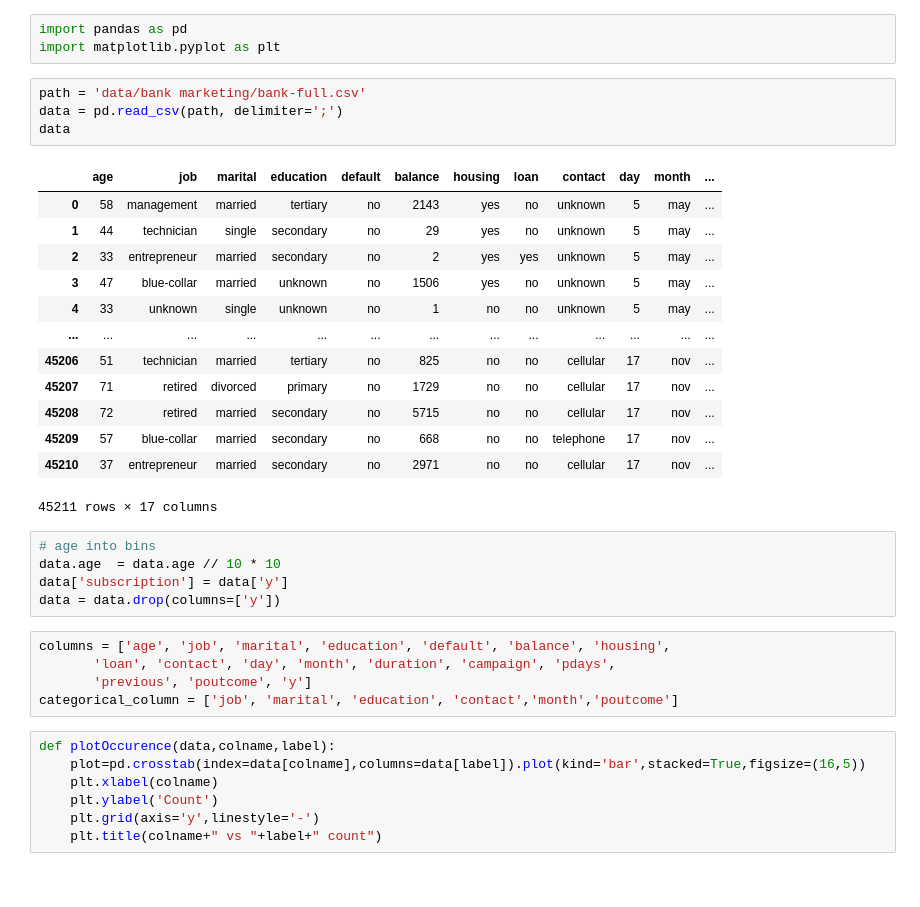
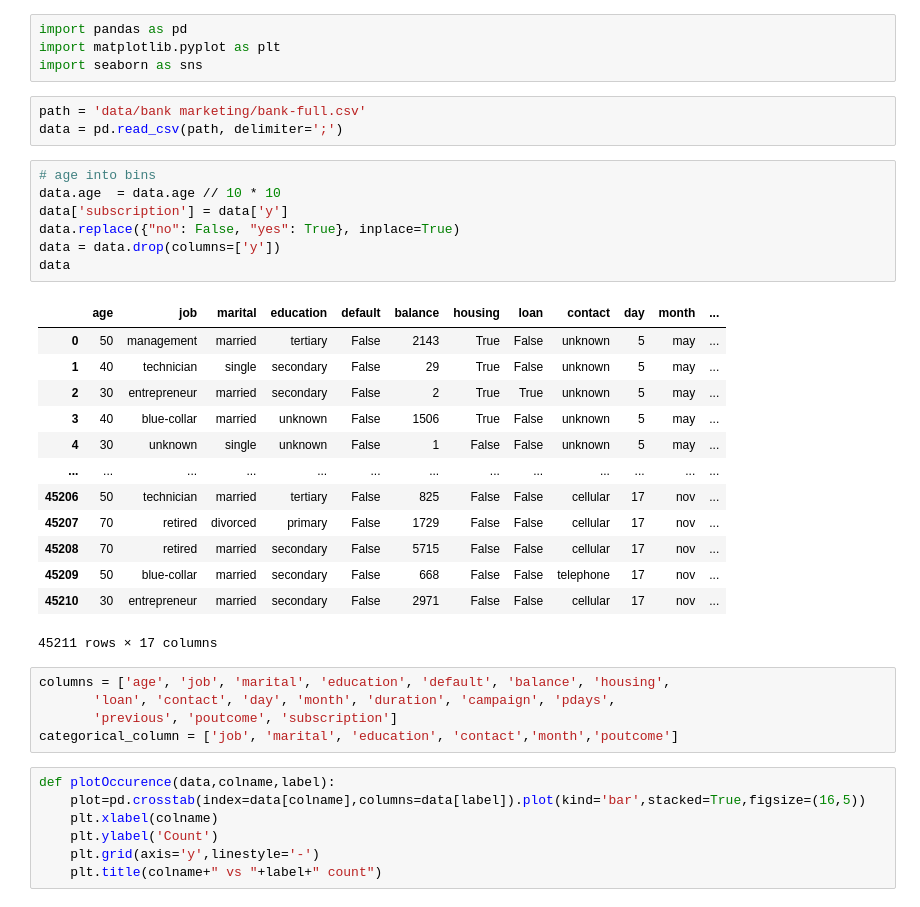
Before and after one commit to Mary-Ezi/fairness_ml_project, a Jupyter notebook: bank_marketing_data_analysis.ipynb, the cells around one changed output. Saved outputs shown, nothing was run; the diff lists cells and outputs as text.

```diff
--- a/bank_marketing_data_analysis.ipynb
+++ b/bank_marketing_data_analysis.ipynb
@@ -1,33 +1,35 @@
 # %%
 import pandas as pd
 import matplotlib.pyplot as plt
+import seaborn as sns
 # %%
 path = 'data/bank marketing/bank-full.csv'
 data = pd.read_csv(path, delimiter=';')
-data
-# %% [output]
-|  | age | job | marital | education | default | balance | housing | loan | contact | day | month | ... |
-| 0 | 58 | management | married | tertiary | no | 2143 | yes | no | unknown | 5 | may | ... |
-| 1 | 44 | technician | single | secondary | no | 29 | yes | no | unknown | 5 | may | ... |
-| 2 | 33 | entrepreneur | married | secondary | no | 2 | yes | yes | unknown | 5 | may | ... |
-| 3 | 47 | blue-collar | married | unknown | no | 1506 | yes | no | unknown | 5 | may | ... |
-| 4 | 33 | unknown | single | unknown | no | 1 | no | no | unknown | 5 | may | ... |
-| ... | ... | ... | ... | ... | ... | ... | ... | ... | ... | ... | ... | ... |
-| 45206 | 51 | technician | married | tertiary | no | 825 | no | no | cellular | 17 | nov | ... |
-| 45207 | 71 | retired | divorced | primary | no | 1729 | no | no | cellular | 17 | nov | ... |
-| 45208 | 72 | retired | married | secondary | no | 5715 | no | no | cellular | 17 | nov | ... |
-| 45209 | 57 | blue-collar | married | secondary | no | 668 | no | no | telephone | 17 | nov | ... |
-| 45210 | 37 | entrepreneur | married | secondary | no | 2971 | no | no | cellular | 17 | nov | ... |
-45211 rows × 17 columns
 # %%
 # age into bins
 data.age  = data.age // 10 * 10
 data['subscription'] = data['y']
+data.replace({"no": False, "yes": True}, inplace=True)
 data = data.drop(columns=['y'])
+data
+# %% [output]
+|  | age | job | marital | education | default | balance | housing | loan | contact | day | month | ... |
+| 0 | 50 | management | married | tertiary | False | 2143 | True | False | unknown | 5 | may | ... |
+| 1 | 40 | technician | single | secondary | False | 29 | True | False | unknown | 5 | may | ... |
+| 2 | 30 | entrepreneur | married | secondary | False | 2 | True | True | unknown | 5 | may | ... |
+| 3 | 40 | blue-collar | married | unknown | False | 1506 | True | False | unknown | 5 | may | ... |
+| 4 | 30 | unknown | single | unknown | False | 1 | False | False | unknown | 5 | may | ... |
+| ... | ... | ... | ... | ... | ... | ... | ... | ... | ... | ... | ... | ... |
+| 45206 | 50 | technician | married | tertiary | False | 825 | False | False | cellular | 17 | nov | ... |
+| 45207 | 70 | retired | divorced | primary | False | 1729 | False | False | cellular | 17 | nov | ... |
+| 45208 | 70 | retired | married | secondary | False | 5715 | False | False | cellular | 17 | nov | ... |
+| 45209 | 50 | blue-collar | married | secondary | False | 668 | False | False | telephone | 17 | nov | ... |
+| 45210 | 30 | entrepreneur | married | secondary | False | 2971 | False | False | cellular | 17 | nov | ... |
+45211 rows × 17 columns
 # %%
 columns = ['age', 'job', 'marital', 'education', 'default', 'balance', 'housing',
        'loan', 'contact', 'day', 'month', 'duration', 'campaign', 'pdays',
-       'previous', 'poutcome', 'y']
+       'previous', 'poutcome', 'subscription']
 categorical_column = ['job', 'marital', 'education', 'contact','month','poutcome']
 # %%
 def plotOccurence(data,colname,label):
```
Also changed, not shown: parts of 3 cells of this notebook, 25 other files.
